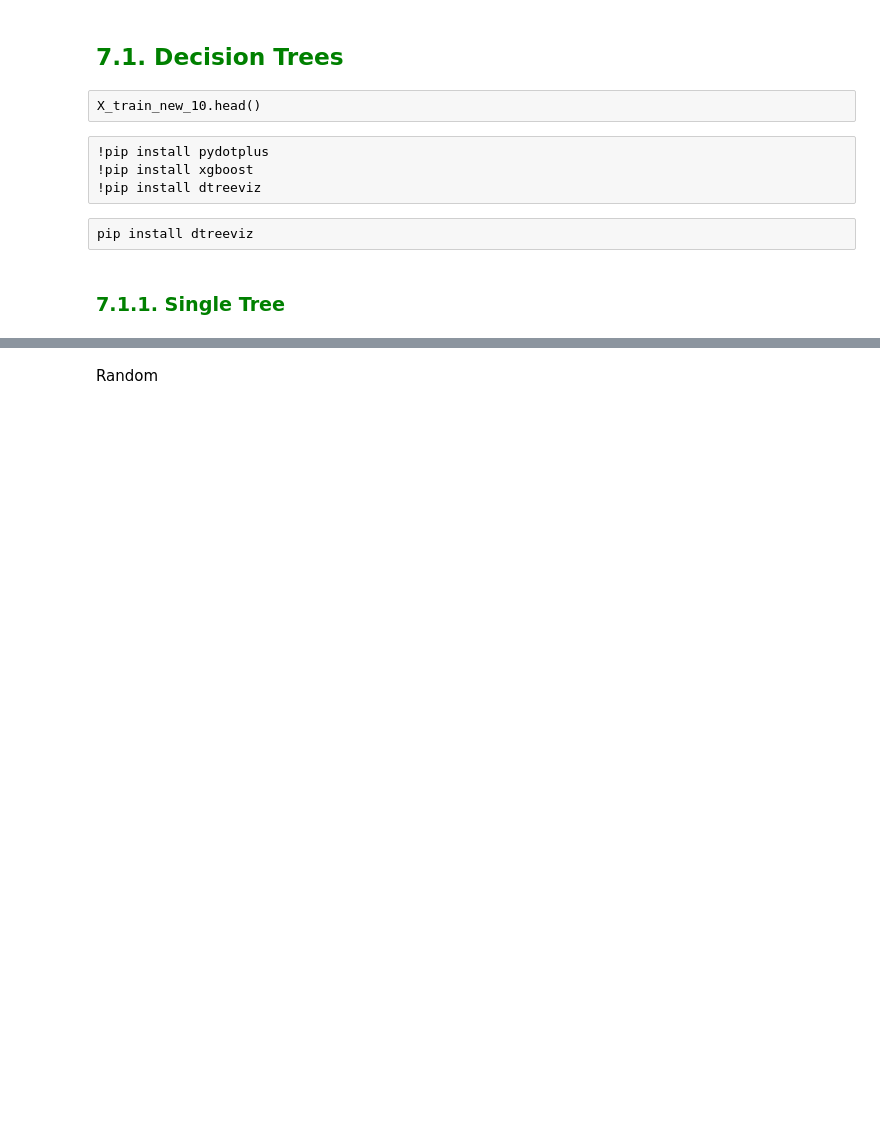
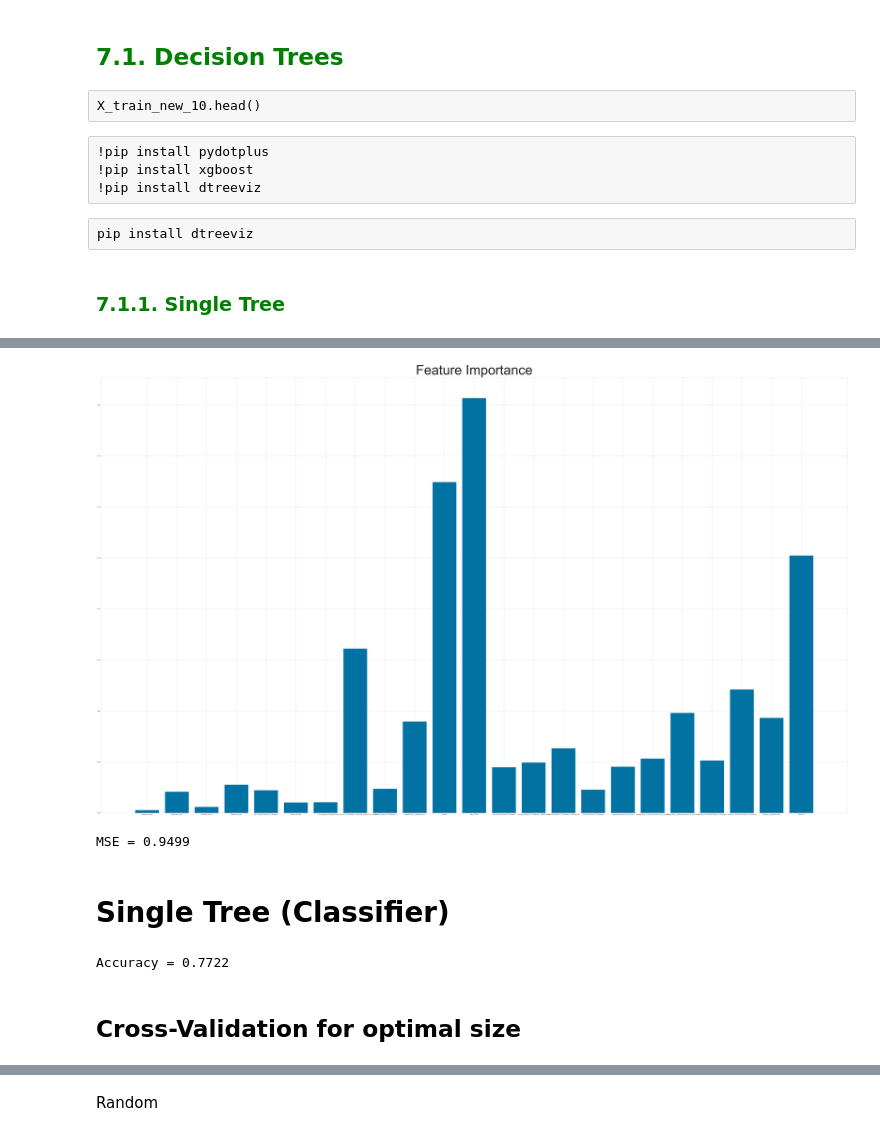
Before and after one commit to callysthenes/forest_cover_type_detector, a Jupyter notebook: group_assignment/forest_cover_type_detector_gr_a_Part3.ipynb, the cells around one changed output, grey strips where cells are left out. Saved outputs shown, nothing was run; the diff lists cells and outputs as text; code cells hidden in the pictures; blank space fills up the shorter version.

```diff
--- a/group_assignment/forest_cover_type_detector_gr_a_Part3.ipynb
+++ b/group_assignment/forest_cover_type_detector_gr_a_Part3.ipynb
@@ -411,0 +498,14 @@ def plot_tree(tree, feature_names):
+# %%
+plt.figure(figsize=(100,60))
+tree_bagging.fit(X_train_new,y_train_new)
+plt.bar(X_train_new.columns, tree_bagging.feature_importances_)
+plt.title('Feature Importance', fontsize=100);
+# %% [output]
+[figure, added]
+# %%
+random_forest = RandomForestRegressor(random_state=42, max_features='sqrt')
+print("MSE = {0:.4f}".format(-np.mean(cross_val_score(random_forest, X_train_new, y_train_new, scoring='neg_mean_squared_error'))))
+# %% [output]
+MSE = 0.9499
+# %% [markdown]
+# Single Tree (Classifier)
@@ -411,0 +514,7 @@ def plot_tree(tree, feature_names):
+# %%
+tree_classifier = DecisionTreeClassifier(random_state=42)
+print("Accuracy = {0:.4f}".format(np.mean(cross_val_score(tree_classifier, X_train_new, y_train_new))))
+# %% [output]
+Accuracy = 0.7722
+# %% [markdown]
+## Cross-Validation for optimal size
```
Also changed, not shown: parts of 61 cells of this notebook, 5 other files.
